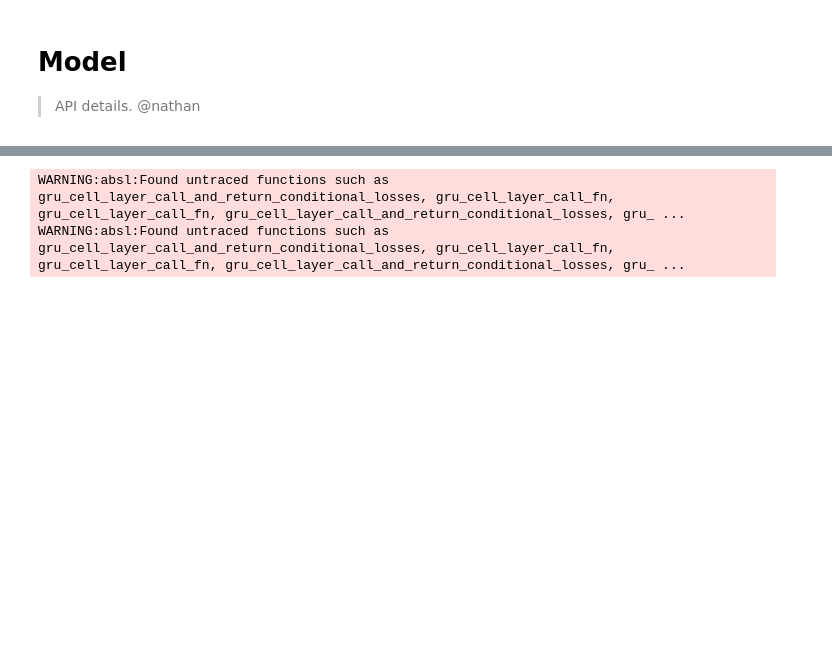
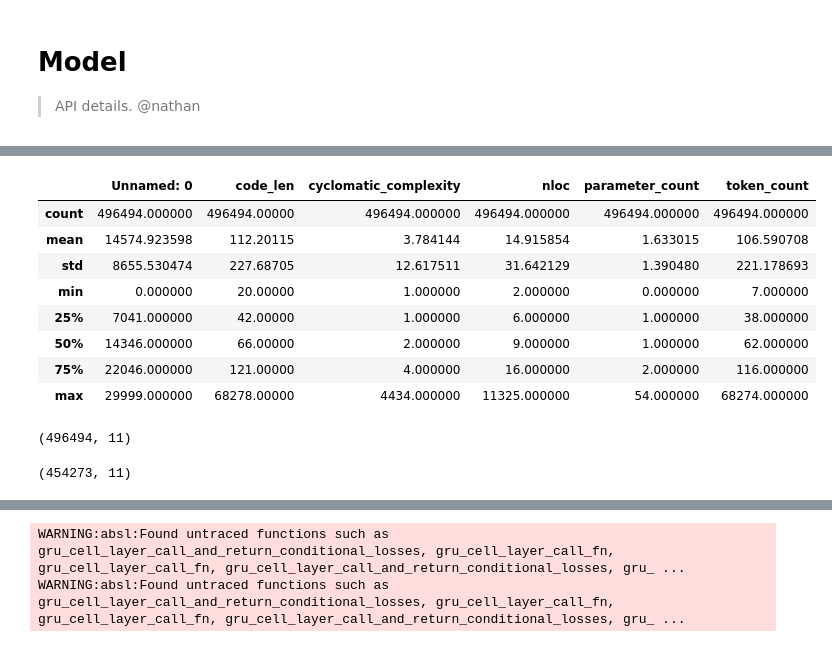
Before and after one commit to ArtificialSoftwareEngineering/InterpretingCodeGeneration, a Jupyter notebook: nbs/02_model.core.ipynb, the cells around one changed output, grey strips where cells are left out. Cells and saved outputs as stored; diff of their text form; code cells hidden in the pictures; blank space fills up the shorter version.

```diff
--- a/nbs/02_model.core.ipynb
+++ b/nbs/02_model.core.ipynb
@@ -37,0 +46,2 @@ dataset = convert_df_to_tfds(df_fake, tokenizer, max_length, batch_size)
+# %%
+java_df = pd.read_csv('/tf/main/dvc-icodegen/data/clean_java.csv')
@@ -37,0 +57,16 @@ dataset = convert_df_to_tfds(df_fake, tokenizer, max_length, batch_size)
+# %%
+java_df.describe()
+# %% [output]
+|  | Unnamed: 0 | code_len | cyclomatic_complexity | nloc | parameter_count | token_count |
+| count | 496494.000000 | 496494.00000 | 496494.000000 | 496494.000000 | 496494.000000 | 496494.000000 |
+| mean | 14574.923598 | 112.20115 | 3.784144 | 14.915854 | 1.633015 | 106.590708 |
+| std | 8655.530474 | 227.68705 | 12.617511 | 31.642129 | 1.390480 | 221.178693 |
+| min | 0.000000 | 20.00000 | 1.000000 | 2.000000 | 0.000000 | 7.000000 |
+| 25% | 7041.000000 | 42.00000 | 1.000000 | 6.000000 | 1.000000 | 38.000000 |
+| 50% | 14346.000000 | 66.00000 | 2.000000 | 9.000000 | 1.000000 | 62.000000 |
+| 75% | 22046.000000 | 121.00000 | 4.000000 | 16.000000 | 2.000000 | 116.000000 |
+| max | 29999.000000 | 68278.00000 | 4434.000000 | 11325.000000 | 54.000000 | 68274.000000 |
+# %%
+java_df.shape
+# %% [output]
+(496494, 11)
@@ -37,0 +75,4 @@ dataset = convert_df_to_tfds(df_fake, tokenizer, max_length, batch_size)
+# %%
+java_train.shape
+# %% [output]
+(454273, 11)
```
Also changed, not shown: parts of 64 cells of this notebook, 10 other files.
